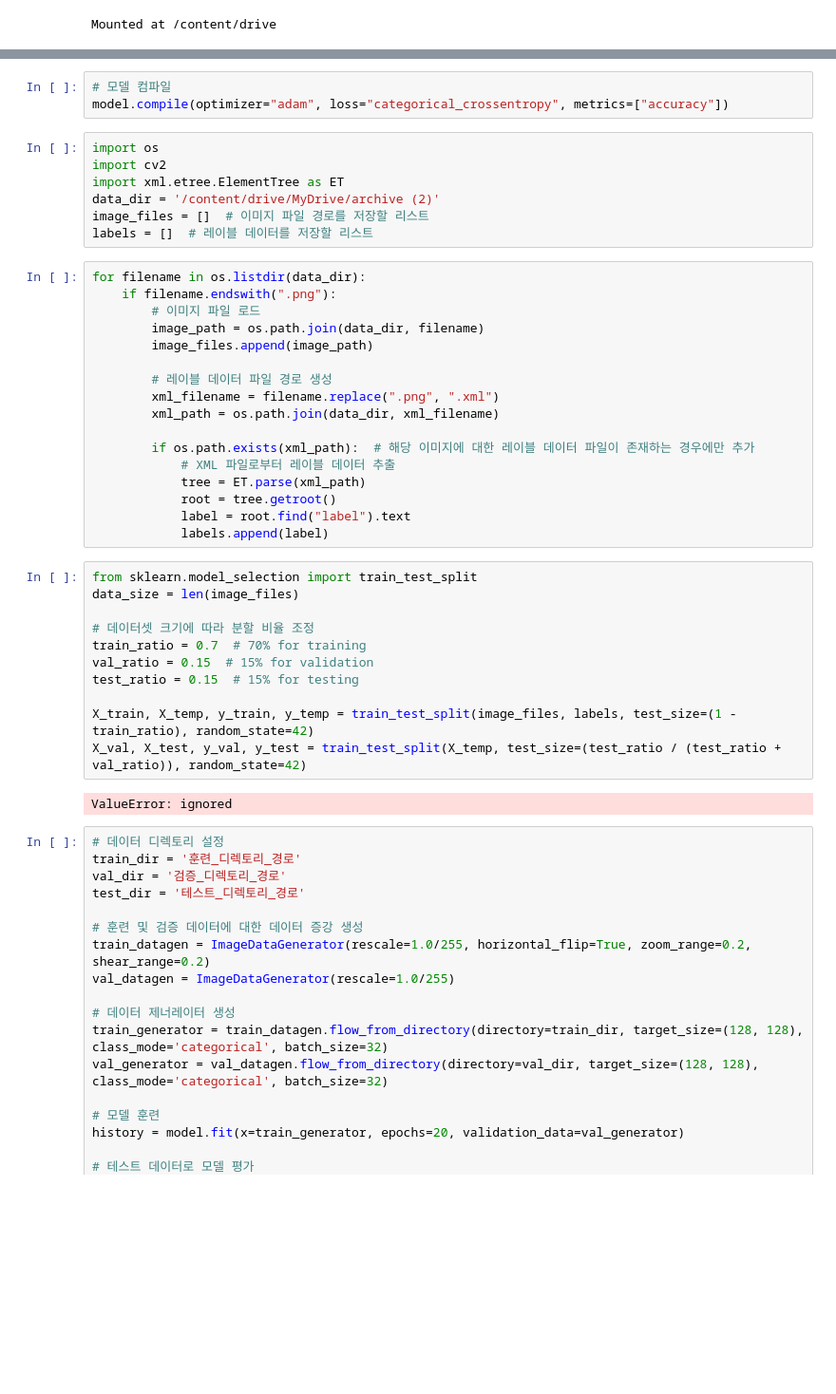
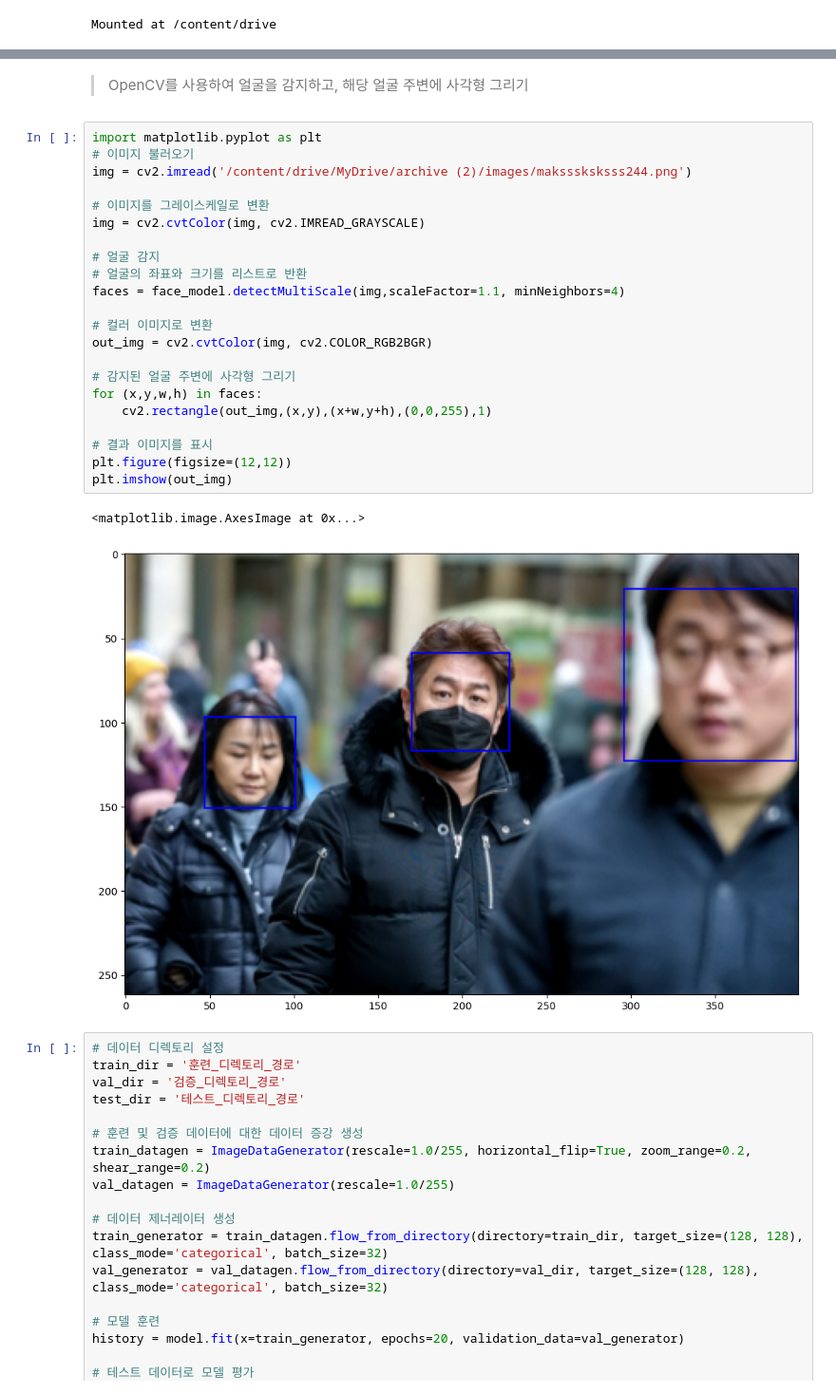
Before and after one commit to god05212/Machine-Learning3, a Jupyter notebook: VGG19.ipynb, the cells around one changed output, grey strips where cells are left out. Shown at 95% size. Cells and saved outputs as stored; diff of their text form; blank space fills up the shorter version.

```diff
--- a/VGG19.ipynb
+++ b/VGG19.ipynb
@@ -50,43 +50,30 @@ model.add(Dense(2, activation='sigmoid'))
-# %%
-# 모델 컴파일
-model.compile(optimizer="adam", loss="categorical_crossentropy", metrics=["accuracy"])
-# %%
-import os
-import cv2
-import xml.etree.ElementTree as ET
-data_dir = '/content/drive/MyDrive/archive (2)'
-image_files = []  # 이미지 파일 경로를 저장할 리스트
-labels = []  # 레이블 데이터를 저장할 리스트
-# %%
-for filename in os.listdir(data_dir):
-    if filename.endswith(".png"):
-        # 이미지 파일 로드
-        image_path = os.path.join(data_dir, filename)
-        image_files.append(image_path)
-
-        # 레이블 데이터 파일 경로 생성
-        xml_filename = filename.replace(".png", ".xml")
-        xml_path = os.path.join(data_dir, xml_filename)
-
-        if os.path.exists(xml_path):  # 해당 이미지에 대한 레이블 데이터 파일이 존재하는 경우에만 추가
-            # XML 파일로부터 레이블 데이터 추출
-            tree = ET.parse(xml_path)
-            root = tree.getroot()
-            label = root.find("label").text
-            labels.append(label)
-# %%
-from sklearn.model_selection import train_test_split
-data_size = len(image_files)
-
-# 데이터셋 크기에 따라 분할 비율 조정
-train_ratio = 0.7  # 70% for training
-val_ratio = 0.15  # 15% for validation
-test_ratio = 0.15  # 15% for testing
-
-X_train, X_temp, y_train, y_temp = train_test_split(image_files, labels, test_size=(1 - train_ratio), random_state=42)
-X_val, X_test, y_val, y_test = train_test_split(X_temp, test_size=(test_ratio / (test_ratio + val_ratio)), random_state=42)
-# %% [output]
-ValueError: ignored
+# %% [markdown]
+> OpenCV를 사용하여 얼굴을 감지하고, 해당 얼굴 주변에 사각형 그리기
+# %%
+import matplotlib.pyplot as plt
+# 이미지 불러오기
+img = cv2.imread('/content/drive/MyDrive/archive (2)/images/maksssksksss244.png')
+
+# 이미지를 그레이스케일로 변환
+img = cv2.cvtColor(img, cv2.IMREAD_GRAYSCALE)
+
+# 얼굴 감지
+# 얼굴의 좌표와 크기를 리스트로 반환
+faces = face_model.detectMultiScale(img,scaleFactor=1.1, minNeighbors=4)
+
+# 컬러 이미지로 변환
+out_img = cv2.cvtColor(img, cv2.COLOR_RGB2BGR)
+
+# 감지된 얼굴 주변에 사각형 그리기
+for (x,y,w,h) in faces:
+    cv2.rectangle(out_img,(x,y),(x+w,y+h),(0,0,255),1)
+
+# 결과 이미지를 표시
+plt.figure(figsize=(12,12))
+plt.imshow(out_img)
+# %% [output]
+<matplotlib.image.AxesImage at 0x...>
+[figure, added]
 # %%
 # 데이터 디렉토리 설정
 train_dir = '훈련_디렉토리_경로'
```
Also changed, not shown: parts of 4 cells of this notebook.
